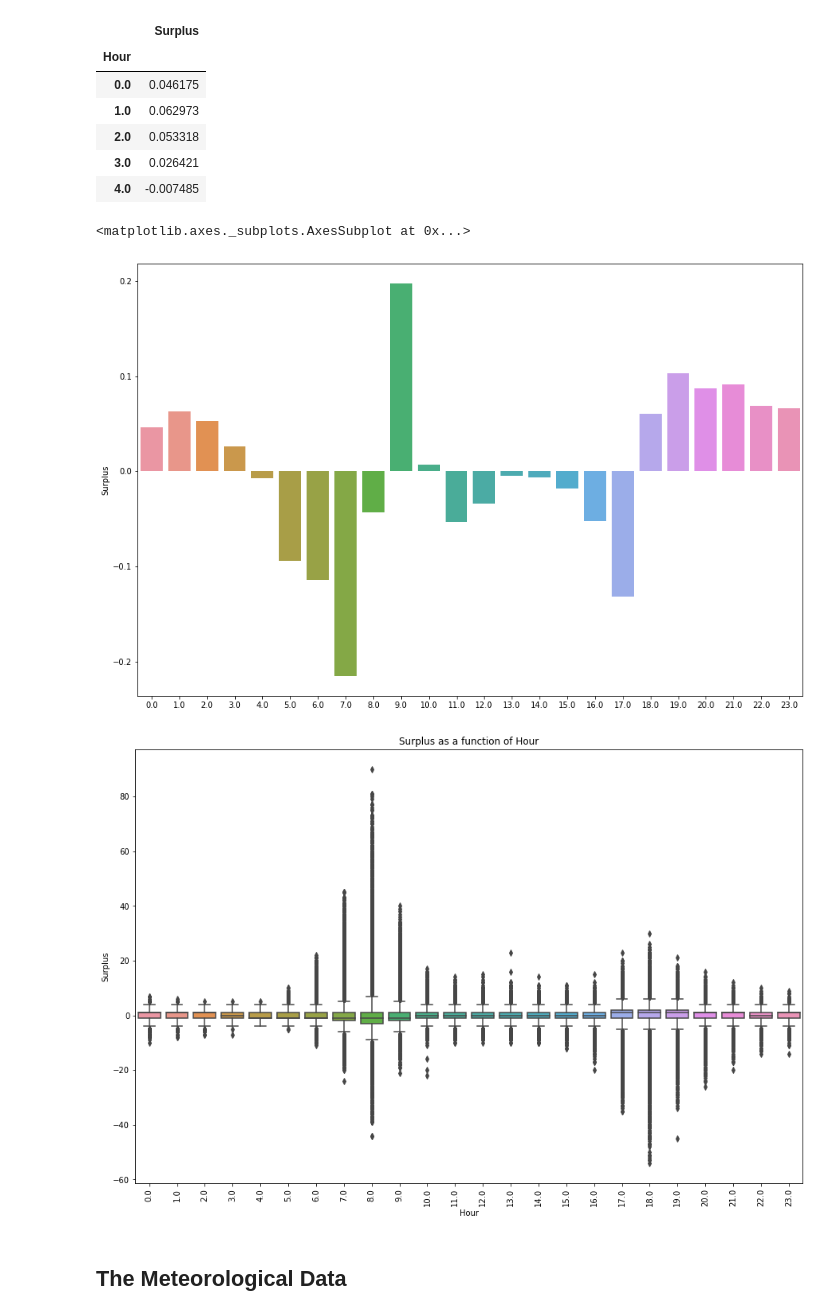
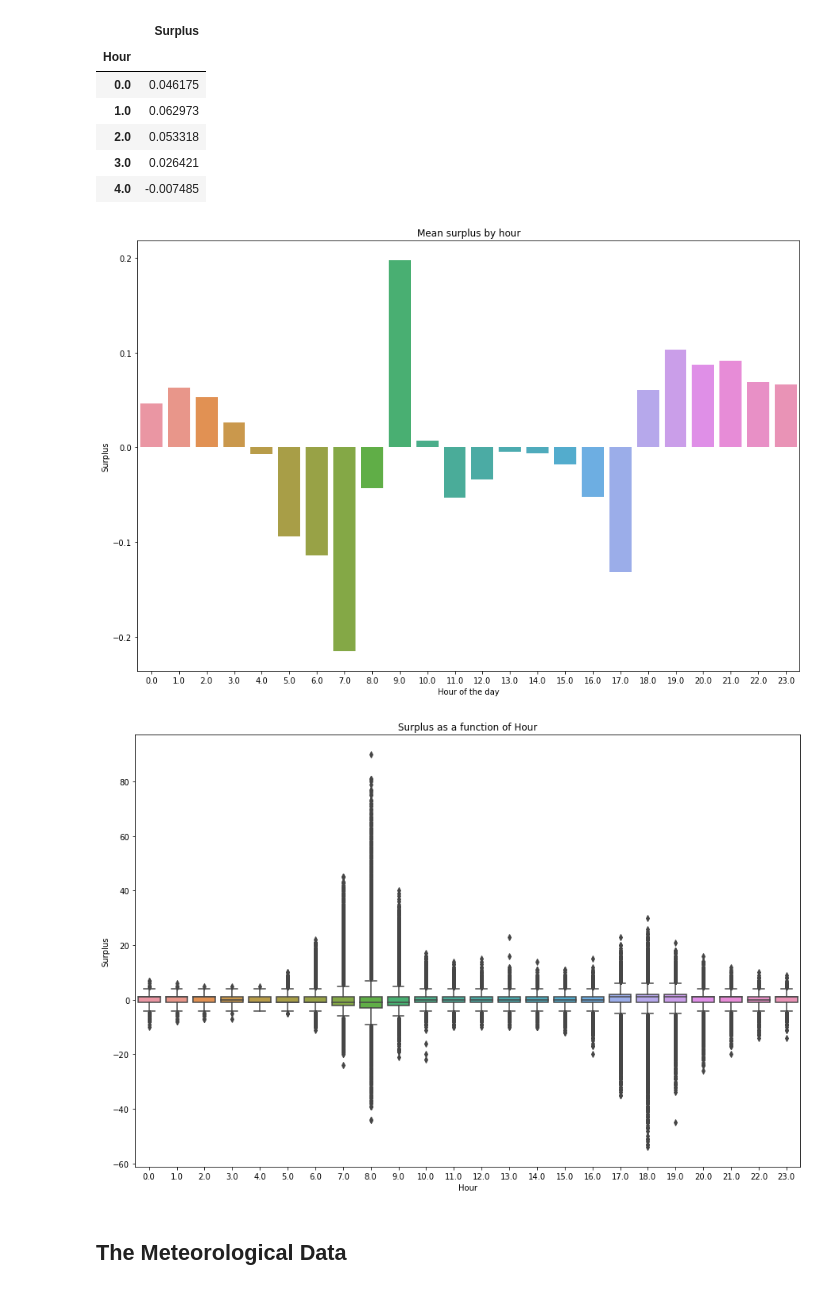
Before and after one commit to Firas-RHIMI/Data-Camp-Challenge, a Jupyter notebook: Starting Kit.ipynb, the cells around one changed output. Cells and saved outputs as stored; diff of their text form; code cells hidden in the pictures.

```diff
--- a/Starting Kit.ipynb
+++ b/Starting Kit.ipynb
@@ -345,19 +351,20 @@ df.head()
 # %%
 plt.figure(figsize=(15,10))
 hour = list(df.index)
 mean_surplus = df['Surplus']
 sns.barplot(hour,mean_surplus)
+plt.xlabel('Hour of the day')
+plt.title('Mean surplus by hour')
+plt.show()
 # %% [output]
-<matplotlib.axes._subplots.AxesSubplot at 0x...>
-[figure, old version]
+[figure, new version]
 # %%
 plt.figure(figsize=(15,10))
 sns.boxplot(train_data['Hour'], train_data['Surplus'])
-plt.xticks(rotation='vertical', )
 plt.title('Surplus as a function of Hour')
 plt.show()
 # %% [output]
-[figure, old version]
+[figure, new version]
 # %% [markdown]
 ## The Meteorological Data
 # %%
```
Also changed, not shown: parts of 15 cells of this notebook.
